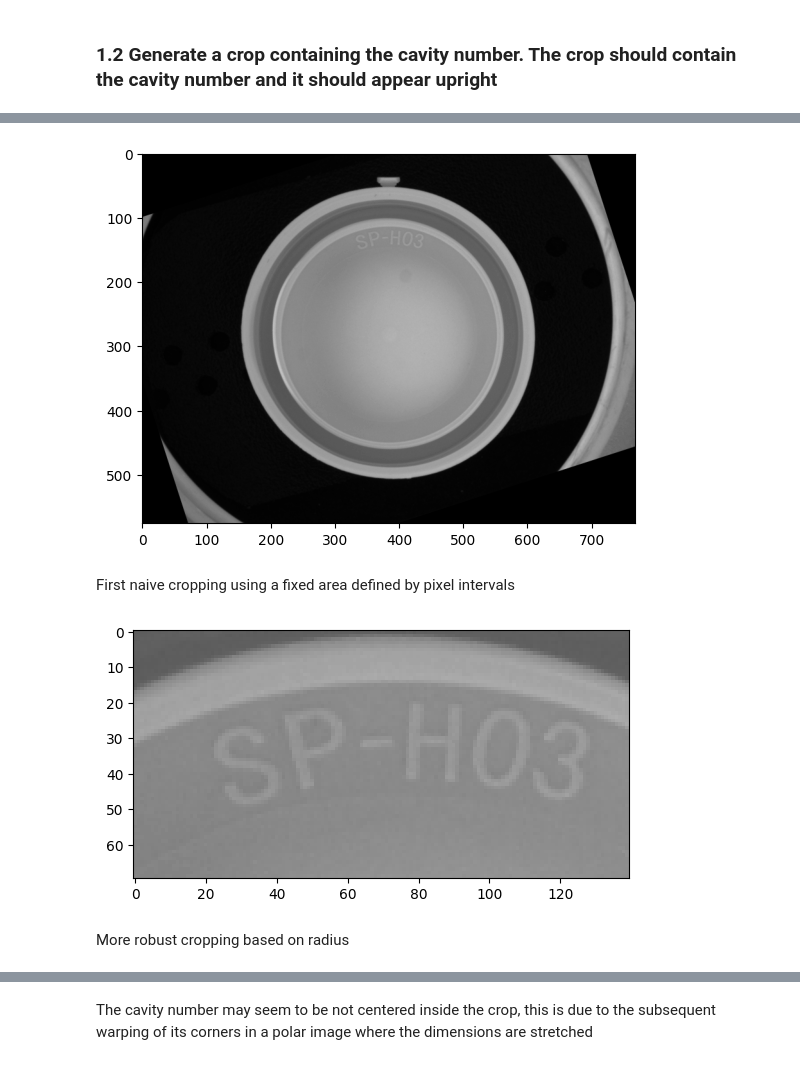
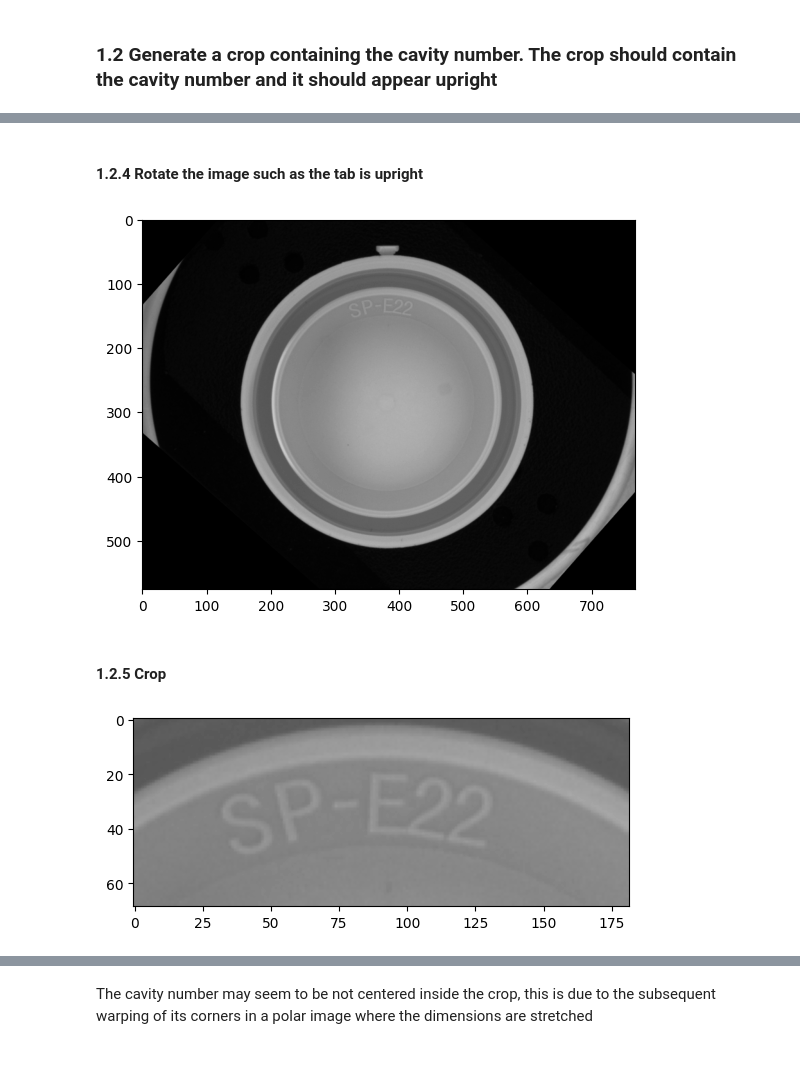
Before and after one commit to taglioIsCoding/CapInspection, a Jupyter notebook: single_cap.ipynb, the cells around one changed output, grey strips where cells are left out. Cells and saved outputs as stored; diff of their text form; code cells hidden in the pictures.

```diff
--- a/single_cap.ipynb
+++ b/single_cap.ipynb
@@ -18,7 +18,7 @@ WARP_COEFF = 3.5
 BINARY_TRESHOLD = 20
 ANNULAR_REGION_SIZE = 15
 
-path="./img/d_02.bmp"
+path="./img/g_10.bmp"
 filename = path.split("/")[-1]
 image = cv2.imread(path, cv2.COLOR_BGR2GRAY)
 plt.imshow(image, cmap='gray', vmin=0, vmax=255)
@@ -200,12 +205,15 @@ plt.show()
+# %% [markdown]
+#### 1.2.4 Rotate the image such as the tab is upright
 # %%
 # find the angle between the line that connects the center of the tab and the center of the cap (blue) and the vertical line passing through the center of the cap (green)
 dx = np.abs(tab_center[0]-center[0])
 dy = np.abs(tab_center[1]-center[1])
 
-teta = np.arctan(dx/dy)
+# equivalent to arctan covering corner cases (e.g. for dy=0 => theta = pi/2)
+theta = np.arctan2(dx,dy)
 
 # from rad to deg
-rotation = (teta * 180 / np.pi)
+rotation = (theta * 180 / np.pi)
 
 # looking at the slope we choose the direction of the rotation
 if m > 0 :
@@ -222,14 +230,12 @@ fig,ax = plt.subplots(1)
 ax.imshow(image_with_vertical_tab, cmap='gray', vmin=0, vmax=255)
 plt.show()
 # %% [output]
-[figure, old version]
+[figure, new version]
-# %% [markdown]
-First naive cropping using a fixed area defined by pixel intervals
+# %% [markdown]
+#### 1.2.5 Crop
 # %%
-cavity_numer_crop = image_with_vertical_tab.copy()[100:170, 310:450]
+cavity_numer_crop = image_with_vertical_tab[center[1] - int(radius*0.8) : center[1] - int(radius*0.5), center[0] - int(radius*0.4) : center[0] + int(radius*0.4)]
 plt.imshow(cavity_numer_crop, cmap='gray', vmin=0, vmax=255)
 plt.show()
 # %% [output]
-[figure, old version]
+[figure, new version]
-# %% [markdown]
-More robust cropping based on radius
```
Also changed, not shown: parts of 32 cells of this notebook, 1 other file.
